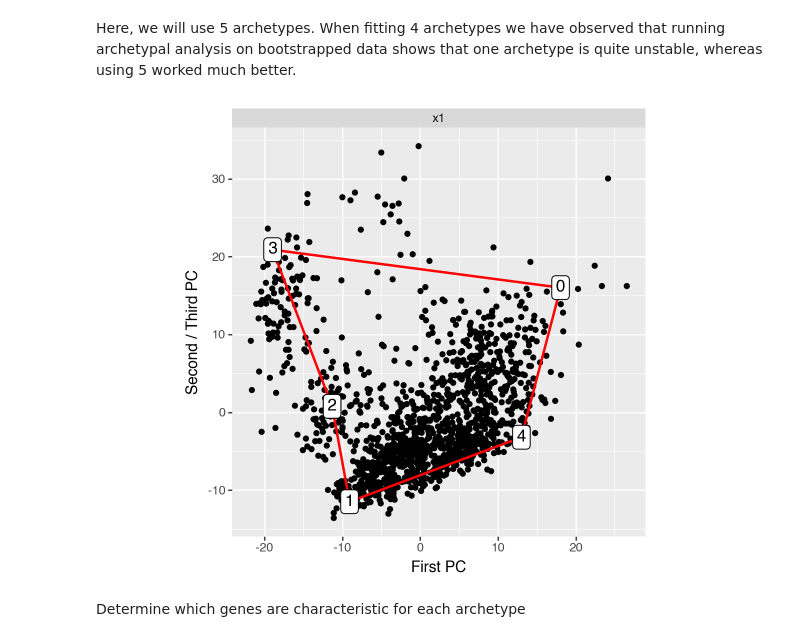
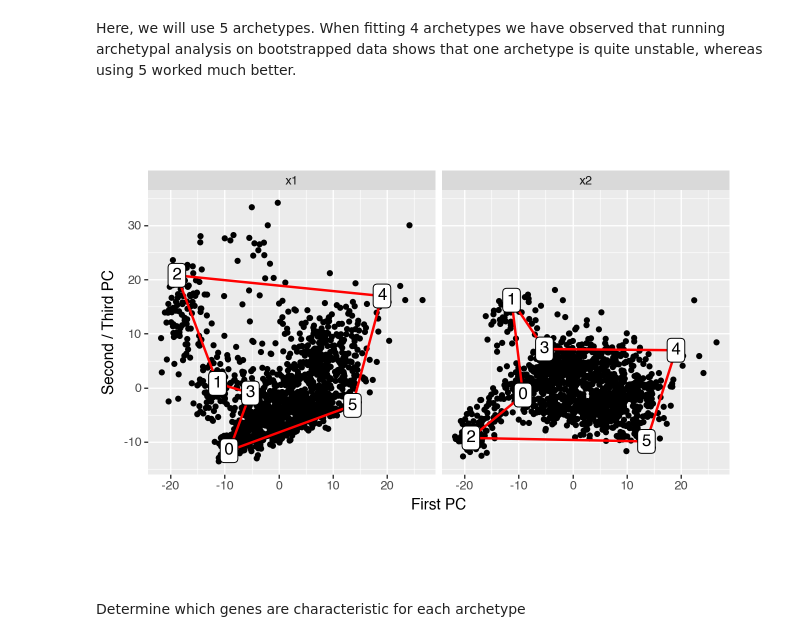
Before and after one commit to saezlab/ParTIpy, a Jupyter notebook: docs/notebooks/crosstalk.ipynb, the cells around one changed output. Drawn from its saved outputs; the diff is of its cells as text; code cells hidden in the pictures.

```diff
--- a/docs/notebooks/crosstalk.ipynb
+++ b/docs/notebooks/crosstalk.ipynb
@@ -51,10 +53,10 @@ pt.set_obsm(adata=adata, obsm_key="X_pca", n_dimensions=8)
 # %% [markdown]
 Here, we will use 5 archetypes. When fitting 4 archetypes we have observed that running archetypal analysis on bootstrapped data shows that one archetype is quite unstable, whereas using 5 worked much better.
 # %%
-pt.compute_archetypes(adata, n_archetypes=5, verbose=False)
-pt.plot_archetypes_2D(adata=adata)
+pt.compute_archetypes(adata, n_archetypes=6, verbose=False)
+pt.plot_archetypes_2D(adata=adata, show_two_panels=True)
 # %% [output]
-[figure, old version]
+[figure, new version]
 # %% [markdown]
 Determine which genes are characteristic for each archetype
 # %%
```
Also changed, not shown: parts of 14 cells of this notebook, 5 other files.
